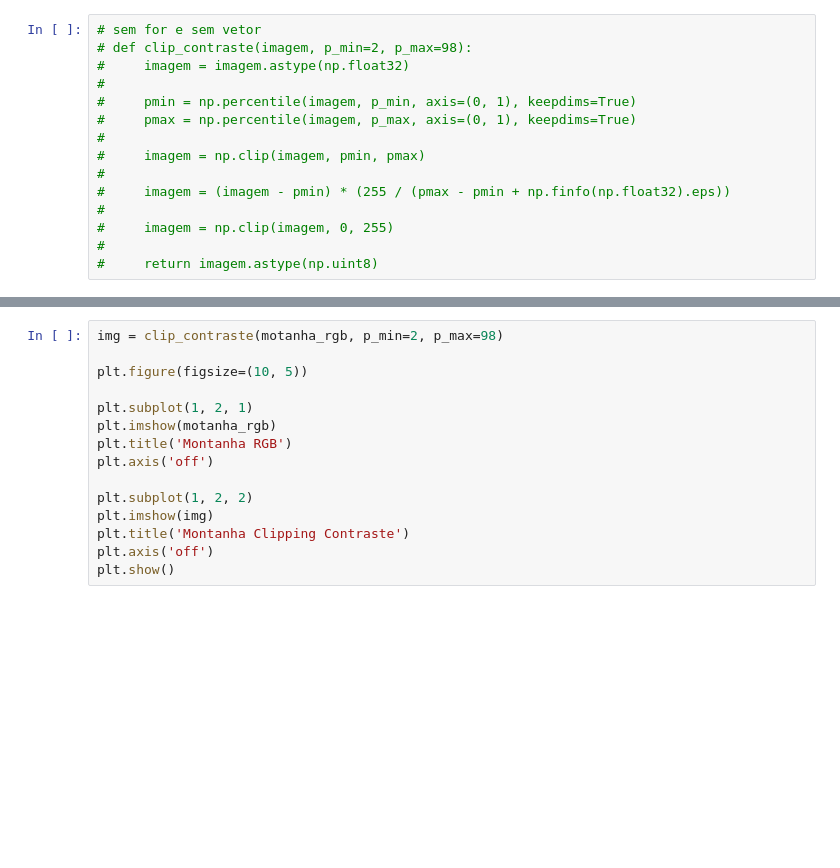
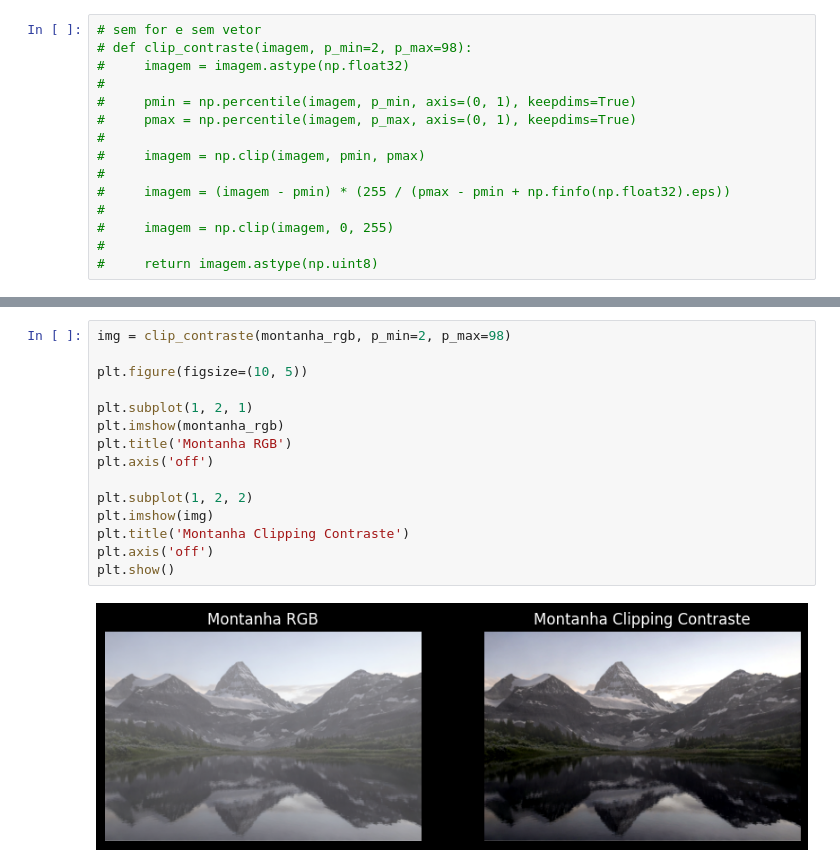
Before and after one commit to Renef13/Atividade_3_PI, a Jupyter notebook: melhoramento.ipynb, the cells around one changed output, grey strips where cells are left out. Saved outputs shown, nothing was run; the diff lists cells and outputs as text; blank space fills up the shorter version.

```diff
--- a/melhoramento.ipynb
+++ b/melhoramento.ipynb
@@ -127,16 +136,18 @@ plt.show()
 # %%
-img = clip_contraste(motanha_rgb, p_min=2, p_max=98)
+img = clip_contraste(montanha_rgb, p_min=2, p_max=98)
 
 plt.figure(figsize=(10, 5))
 
 plt.subplot(1, 2, 1)
-plt.imshow(motanha_rgb)
+plt.imshow(montanha_rgb)
 plt.title('Montanha RGB')
 plt.axis('off')
 
 plt.subplot(1, 2, 2)
 plt.imshow(img)
 plt.title('Montanha Clipping Contraste')
 plt.axis('off')
 plt.show()
+# %% [output]
+[figure, added]
 # %%
```
Also changed, not shown: parts of 4 cells of this notebook, 5 other files.
